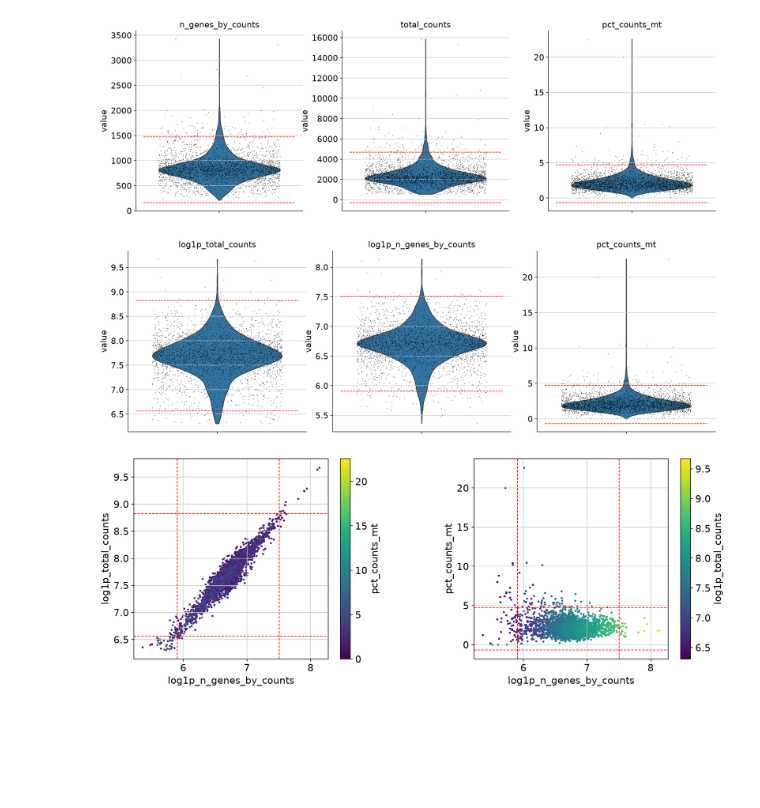
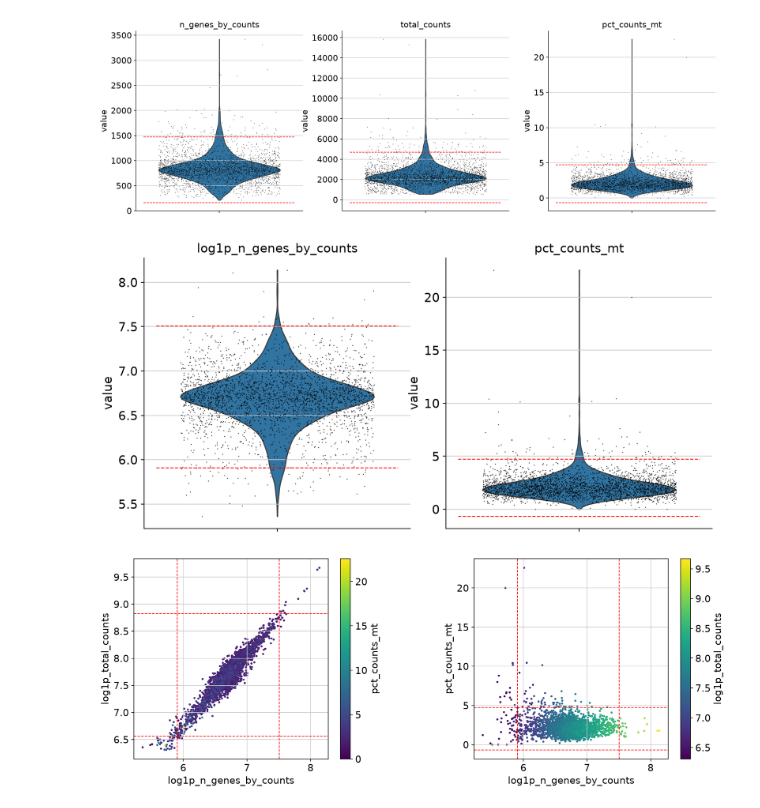
Before and after one commit to SelinaErnst/ClinicalBioinformatics_scGPT_annot_prj, a Jupyter notebook: experiment02-PBMC/scripts/02_outliers.ipynb, the cells around one changed output. Cells and saved outputs as stored; diff of their text form; code cells hidden in the pictures; blank space fills up the shorter version.

```diff
--- a/experiment02-PBMC/scripts/02_outliers.ipynb
+++ b/experiment02-PBMC/scripts/02_outliers.ipynb
@@ -11,9 +11,9 @@ import numpy as np
 import pandas as pd
 import seaborn as sns
 
-import utils
+import myutils
 
-workspace,experiment=utils.workspace()
+workspace,experiment=myutils.workspace()
 from __future__ import annotations
 
 sys.path = [p for p in sys.path if "positron-python" not in p]
@@ -305,39 +305,32 @@ plt.show()
 # %%
  # COUNT DISTRIBUTIONS -------------------------------------------------------- #
 grid = sc.pl.violin(
     adata,
-    ["log1p_total_counts", "log1p_n_genes_by_counts", "pct_counts_mt"],
+    ["log1p_n_genes_by_counts", "pct_counts_mt"],
     jitter=0.4,
     multi_panel=True,
     show = False,
 )
 axes = grid.axes.flatten()
 
 axes[0].hlines(
-    y=get_thresholds(adata, "log1p_total_counts", n),
+    y=get_thresholds(adata, "log1p_n_genes_by_counts", n),
     xmin=-0.5, xmax=0.5,
     color="red",
     linestyle="--",
     linewidth=1,
 )
 axes[1].hlines(
-    y=get_thresholds(adata, "log1p_n_genes_by_counts", n),
-    xmin=-0.5, xmax=0.5,
-    color="red",
-    linestyle="--",
-    linewidth=1,
-)
-axes[2].hlines(
     y=get_thresholds(adata, "pct_counts_mt", n),
     xmin=-0.5, xmax=0.5,
     color="red",
     linestyle="--",
     linewidth=1,
 )
 plt.savefig(experiment/'figures/outliers/pbmc3k_mt_ribo_hb_out.png')
 plt.show()
 # %% [output]
-[figure, old version]
+[figure, new version]
 # %%
 fig, (ax1, ax2) = plt.subplots(1, 2, figsize=(13, 5))
 df1 = adata.obs[["log1p_n_genes_by_counts", "log1p_total_counts", "pct_counts_mt"]].sort_values("pct_counts_mt")
```
Also changed, not shown: parts of 6 cells of this notebook, 36 other files.
